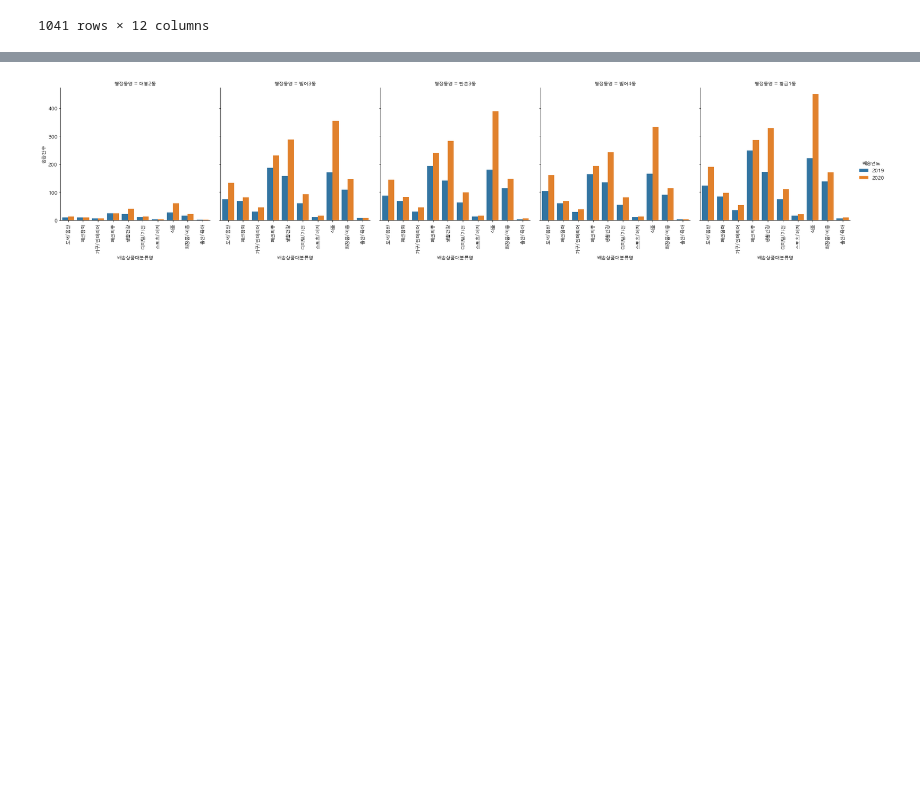
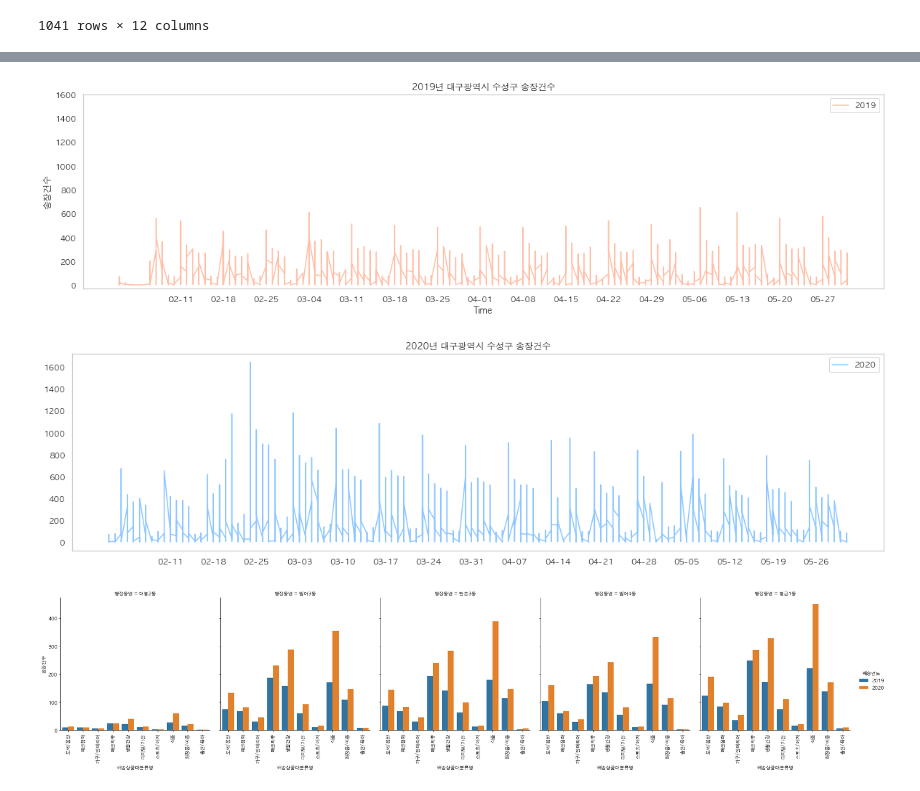
Before and after one commit to yekyung2/AOAS_data, a Jupyter notebook: daily_analysis/shipping_2.ipynb, the cells around one changed output, grey strips where cells are left out. Saved outputs shown, nothing was run; the diff lists cells and outputs as text; code cells hidden in the pictures; blank space fills up the shorter version.

```diff
--- a/daily_analysis/shipping_2.ipynb
+++ b/daily_analysis/shipping_2.ipynb
@@ -786,3 +780,31 @@ plt.show()
+# %%
+#2019년 2020년 한 눈에 보기
+fig, ax = plt.subplots(figsize=(20,5))
+ax.plot(daegu_top5[(daegu_top5['시군구명']=='수성구') & (daegu_top5['배송연도']==2019)]['배송날짜'],
+        daegu_top5[(daegu_top5['시군구명']=='수성구') & (daegu_top5['배송연도']==2019)]['송장건수'],
+        color='coral', label="2019",alpha=0.5,)
+ax.set_xlabel('Time')
+ax.set_ylabel('송장건수')
+ax.set_title('2019년 대구광역시 수성구 송장건수')
+plt.xticks(np.arange(min(x), max(x)+100, 7.0))
+ax.legend()
+plt.grid(b=None)
+plt.yticks([0, 200, 400, 600, 800, 1000, 1200, 1400, 1600])
+
+
+fig, ax = plt.subplots(figsize=(20,5))
+ax.plot(daegu_top5[(daegu_top5['시군구명']=='수성구') & (daegu_top5['배송연도']==2020)]['배송날짜'],
+        daegu_top5[(daegu_top5['시군구명']=='수성구') & (daegu_top5['배송연도']==2020)]['송장건수'],
+color='dodgerblue', label='2020',alpha=0.5)
+plt.xticks(np.arange(min(x), max(x)+100, 7.0))
+ax.legend()
+ax.set_title('2020년 대구광역시 수성구 송장건수')
+plt.grid(b=None)
+plt.yticks([0, 200, 400, 600, 800, 1000, 1200, 1400, 1600])
+plt.show()
+# %% [output]
+[figure, added]
+[figure, added]
 # %%
 #상위 5개 행정동, 배송상품카테고리 별 전년도 대비 증감 차이
 h = sns.catplot(data=daegu_top5, x='배송상품대분류명', y='송장건수',hue='배송연도', col='행정동명', kind='bar',ci=None,)
```
Also changed, not shown: parts of 2 cells of this notebook.
